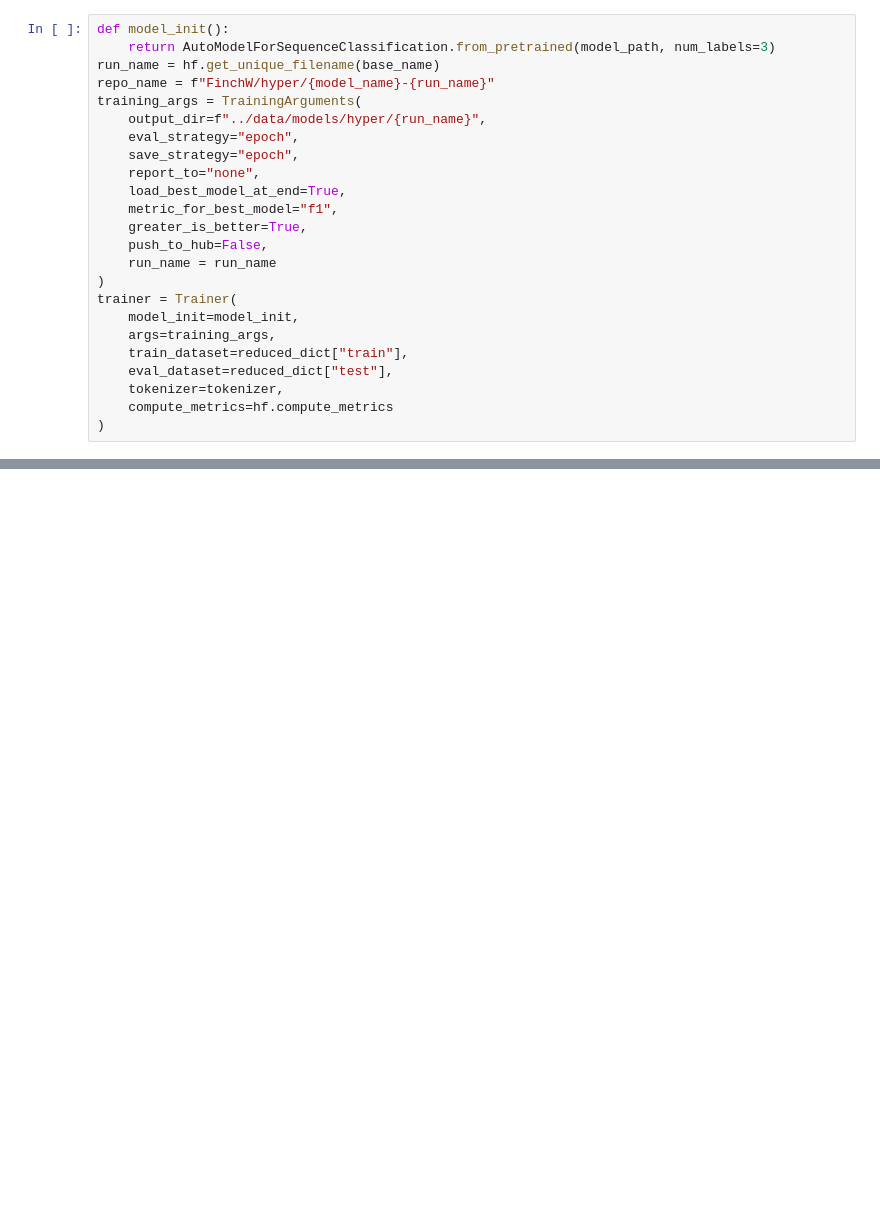
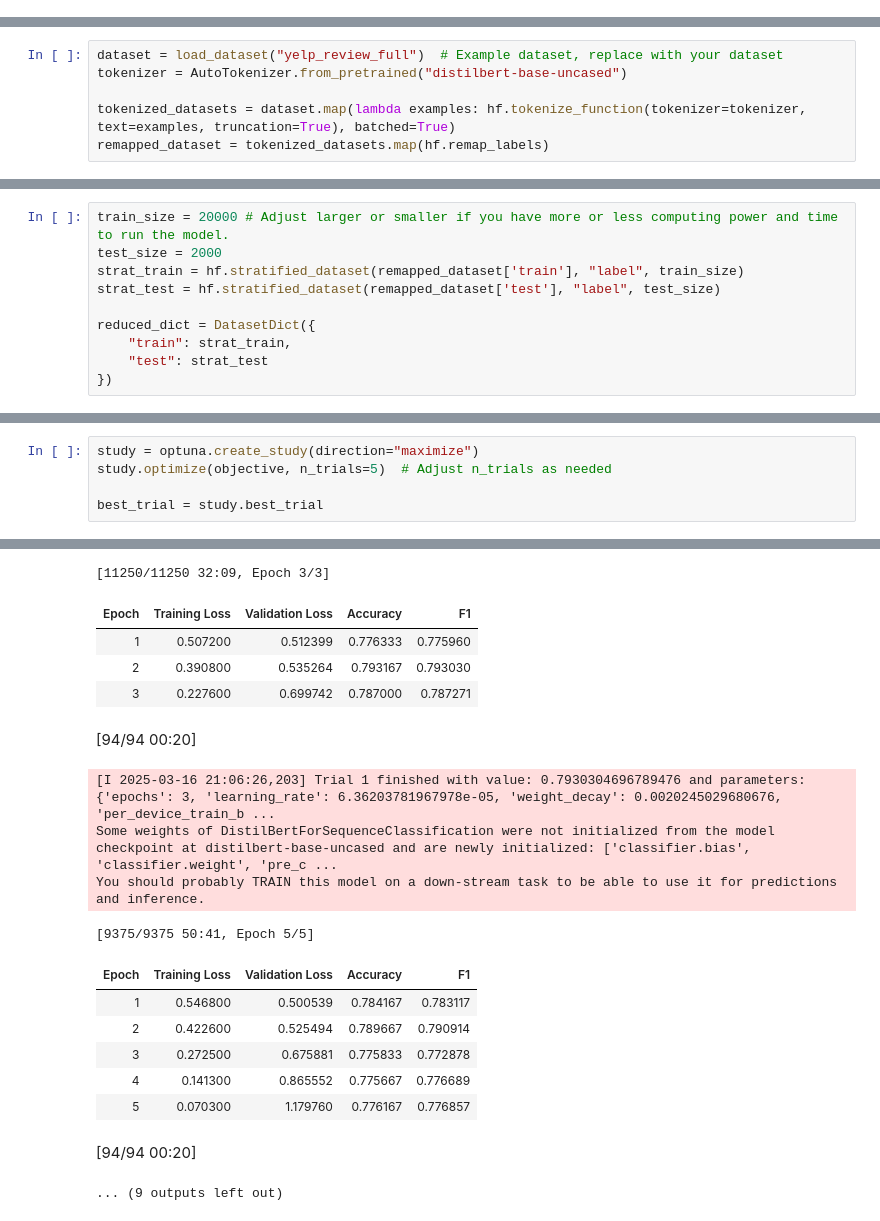
Before and after one commit to FinchWilliam/DS-LLM-Project, a Jupyter notebook: notebooks/4-optimization.ipynb, the cells around one changed output, grey strips where cells are left out. Cells and saved outputs as stored; diff of their text form; blank space fills up the shorter version.

```diff
--- a/notebooks/4-optimization.ipynb
+++ b/notebooks/4-optimization.ipynb
@@ -86,24 +0,0 @@ Hyperparameter Training
-# %%
-def model_init():
-    return AutoModelForSequenceClassification.from_pretrained(model_path, num_labels=3)
-run_name = hf.get_unique_filename(base_name)
-repo_name = f"FinchW/hyper/{model_name}-{run_name}"
-training_args = TrainingArguments(
-    output_dir=f"../data/models/hyper/{run_name}",
-    eval_strategy="epoch",
-    save_strategy="epoch",
-    report_to="none",
-    load_best_model_at_end=True,
-    metric_for_best_model="f1",
-    greater_is_better=True,
-    push_to_hub=False,
-    run_name = run_name
-)
-trainer = Trainer(
-    model_init=model_init,
-    args=training_args,
-    train_dataset=reduced_dict["train"],
-    eval_dataset=reduced_dict["test"],
-    tokenizer=tokenizer,
-    compute_metrics=hf.compute_metrics
-)
@@ -214,0 +27,6 @@ pprint(results)
+# %%
+dataset = load_dataset("yelp_review_full")  # Example dataset, replace with your dataset
+tokenizer = AutoTokenizer.from_pretrained("distilbert-base-uncased")
+
+tokenized_datasets = dataset.map(lambda examples: hf.tokenize_function(tokenizer=tokenizer, text=examples, truncation=True), batched=True)
+remapped_dataset = tokenized_datasets.map(hf.remap_labels)
@@ -214,0 +36,10 @@ pprint(results)
+# %%
+train_size = 20000 # Adjust larger or smaller if you have more or less computing power and time to run the model.
+test_size = 2000
+strat_train = hf.stratified_dataset(remapped_dataset['train'], "label", train_size)
+strat_test = hf.stratified_dataset(remapped_dataset['test'], "label", test_size)
+
+reduced_dict = DatasetDict({
+    "train": strat_train,
+    "test": strat_test
+})
@@ -214,0 +93,6 @@ pprint(results)
+# %%
+study = optuna.create_study(direction="maximize")
+study.optimize(objective, n_trials=5)  # Adjust n_trials as needed
+
+best_trial = study.best_trial
+# %% [output]
@@ -214,0 +109,18 @@ pprint(results)
+[11250/11250 32:09, Epoch 3/3]
+| Epoch | Training Loss | Validation Loss | Accuracy | F1 |
+| 1 | 0.507200 | 0.512399 | 0.776333 | 0.775960 |
+| 2 | 0.390800 | 0.535264 | 0.793167 | 0.793030 |
+| 3 | 0.227600 | 0.699742 | 0.787000 | 0.787271 |
+[94/94 00:20]
+[I 2025-03-16 21:06:26,203] Trial 1 finished with value: 0.7930304696789476 and parameters: {'epochs': 3, 'learning_rate': 6.36203781967978e-05, 'weight_decay': 0.0020245029680676, 'per_device_train_b ...
+Some weights of DistilBertForSequenceClassification were not initialized from the model checkpoint at distilbert-base-uncased and are newly initialized: ['classifier.bias', 'classifier.weight', 'pre_c ...
+You should probably TRAIN this model on a down-stream task to be able to use it for predictions and inference.
+[9375/9375 50:41, Epoch 5/5]
+| Epoch | Training Loss | Validation Loss | Accuracy | F1 |
+| 1 | 0.546800 | 0.500539 | 0.784167 | 0.783117 |
+| 2 | 0.422600 | 0.525494 | 0.789667 | 0.790914 |
+| 3 | 0.272500 | 0.675881 | 0.775833 | 0.772878 |
+| 4 | 0.141300 | 0.865552 | 0.775667 | 0.776689 |
+| 5 | 0.070300 | 1.179760 | 0.776167 | 0.776857 |
+[94/94 00:20]
+... (9 outputs left out)
```
Also changed, not shown: parts of 40 cells of this notebook, 9 other files.
